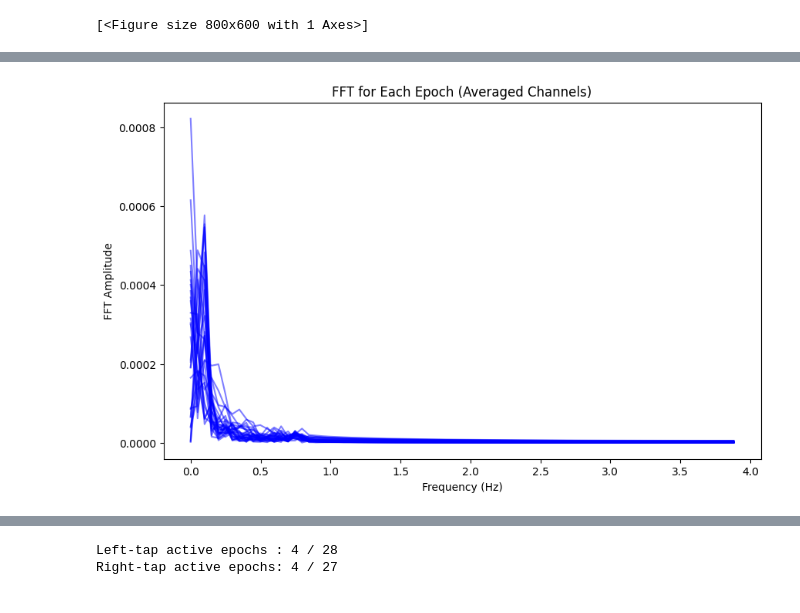
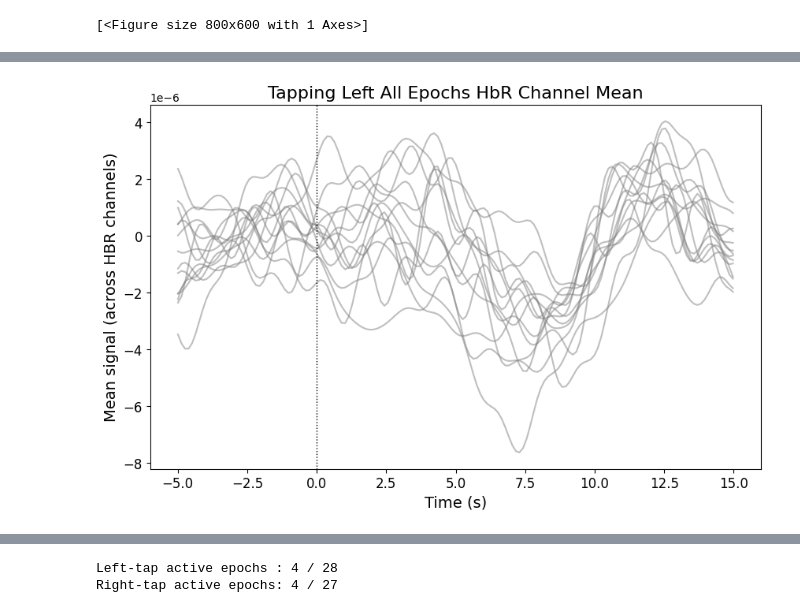
Before and after one commit to DoudouYZ/BCI-fNIRS, a Jupyter notebook: Basic_Classifier/simple_testing.ipynb, the cells around one changed output, grey strips where cells are left out. Saved outputs shown, nothing was run; the diff lists cells and outputs as text; code cells hidden in the pictures.

```diff
--- a/Basic_Classifier/simple_testing.ipynb
+++ b/Basic_Classifier/simple_testing.ipynb
@@ -169,7 +169,7 @@ def perform_control_split_t_tests(subject, time_window):
     print("Control Split (HbR): t = {:.3f}, p = {:.3f}".format(t_stat_hbr, p_val_hbr))
 
 
-subject = 2
+subject = 0
 time_window = (0, 11)
 
 epochs, evoked_dict = load_data(subject=subject, time_window=time_window)
@@ -1252,6 +1252,7 @@ from scipy.stats import ttest_rel
 # Insert the parent folder for custom modules
 sys.path.insert(0, os.path.abspath('..'))
 from Preprocessing.preprocessing_mne import get_raw_subject_data, get_raw_control_subject_data
+import os
 
 os.environ["LOKY_MAX_CPU_COUNT"] = "8"
 
@@ -1411,7 +1412,7 @@ def perform_control_split_t_tests(subject, time_window):
     print("Control Split (HbR): t = {:.3f}, p = {:.3f}".format(t_stat_hbr, p_val_hbr))
 
 
-subject = 4
+subject = 1
 time_window = (0, 11)
 
 epochs, evoked_dict = load_data(subject=subject, time_window=time_window)
@@ -1437,44 +1438,79 @@ mne.viz.plot_compare_evokeds(
 )
 
 
-def plot_all_epochs_mean(epochs_obj, color='gray'):
+def plot_all_epochs_mean(epochs_obj, color='gray', title=None, channel_type='hbo', subject=None):
     """
-    Plot each epoch of an MNE Epochs object.
-    For each epoch, compute the mean across channels at each time point,
-    and plot the resulting time-series.
+    Plot each epoch of an MNE Epochs object using only HbO or HbR data.
+    For each epoch, compute the mean across the selected channels at each time point,
+    and save the resulting time-series plot in the parent's "plots" folder.
 
     Parameters:
         epochs_obj: MNE Epochs object containing trials of a single condition.
         color: color for each epoch line.
+        title: Title of the plot (also used for filename).
+        channel_type: string ('hbo' or 'hbr') specifying which channels to pick.
+        subject: integer subject identifier; if subject==0, file name ends with "s0".
     """
-    data = epochs_obj.get_data()  # shape: (n_epochs, n_channels, n_times)
+    # Get only requested channel data
+    data = epochs_obj.get_data(picks=channel_type)  # shape: (n_epochs, n_channels, n_times)
     times = epochs_obj.times
     plt.figure(figsize=(10, 6))
     for epoch_data in data:
         mean_signal = epoch_data.mean(axis=0)  # average over channels
         plt.plot(times, mean_signal, color=color, alpha=0.5)
-    plt.xlabel("Time (s)")
-    plt.ylabel("Mean signal (across channels)")
-    plt.title("Mean Signal for All Epochs")
+    plt.xlabel("Time (s)", fontsize=14)
+    plt.ylabel(f"Mean signal (across {channel_type.upper()} channels)", fontsize=14)
+    plot_title = title if title else f"Mean {channel_type.upper()} Signal Across Channels for Each Epoch"
+    plt.title(plot_title, fontsize=16)
+    plt.xticks(fontsize=12)
+    plt.yticks(fontsize=12)
+
+    # Add a dotted vertical black line at t=0
+    plt.axvline(x=0, color='black', linestyle=':', linewidth=1)
+
+    # Build the save path in the parent's "plots" folder
+    parent_plots = os.path.join(os.pardir, "plots")
+    if not os.path.exists(parent_plots):
+         os.makedirs(parent_plots)
+    subj_str = "s0" if subject == 0 else f"s{subject}"
+    # Create a filename using the title (with underscores) and the subject string
+    filename = os.path.join(parent_plots, f"{plot_title.replace(' ', '_')}_{subj_str}.png")
+    # plt.savefig(filename)
+    # plt.close()
     plt.show()
 
+# Example usage for a specific condition (e.g., Tapping_Left using HbO and HbR):
+plot_all_epochs_mean(epochs["Tapping_Left"],
+                     title="Tapping Left All Epochs HbO Channel Mean",
+                     channel_type='hbo', subject=subject)
+plot_all_epochs_mean(epochs["Tapping_Right"],
+                     title="Tapping Right All Epochs HbO Channel Mean",
+                     channel_type='hbo', subject=subject)
+plot_all_epochs_mean(epochs["Control"],
+                     title="Control All Epochs HbO Channel Mean",
+                     channel_type='hbo', subject=subject)
 
-# Example usage for a specific condition (e.g., Tapping_Left):
-plot_all_epochs_mean(epochs["Tapping_Left"])
-plot_all_epochs_mean(epochs["Tapping_Right"])
-plot_all_epochs_mean(epochs["Control"])
+plot_all_epochs_mean(epochs["Tapping_Left"],
+                     title="Tapping Left All Epochs HbR Channel Mean",
+                     channel_type='hbr', subject=subject)
+plot_all_epochs_mean(epochs["Tapping_Right"],
+                     title="Tapping Right All Epochs HbR Channel Mean",
+                     channel_type='hbr', subject=subject)
+plot_all_epochs_mean(epochs["Control"],
+                     title="Control All Epochs HbR Channel Mean",
+                     channel_type='hbr', subject=subject)
 
-
-def plot_fft_epochs(epochs_obj, color='gray'):
+def plot_fft_epochs(epochs_obj, color='gray', channel_type='hbo'):
     """
-    For each epoch in the given MNE Epochs object, compute the mean across channels,
+    For each epoch in the given MNE Epochs object, compute the mean across the specified channels,
     perform an FFT on the resulting signal, and plot the FFT amplitude spectrum.
 
     Parameters:
         epochs_obj: MNE Epochs object containing trials of a single condition.
         color: Color for each FFT line.
+        channel_type: string ('hbo' or 'hbr') specifying which channels to pick.
     """
-    data = epochs_obj.get_data()  # shape: (n_epochs, n_channels, n_times)
+    data = epochs_obj.get_data(picks=channel_type)  # shape: (n_epochs, n_channels, n_times)
     sfreq = epochs_obj.info['sfreq']  # sampling frequency
     plt.figure(figsize=(10, 6))
     for epoch_data in data:
@@ -1484,17 +1520,19 @@ def plot_fft_epochs(epochs_obj, color='gray'):
         # Compute FFT (using only the positive frequencies)
         fft_vals = np.abs(np.fft.rfft(avg_signal))
         freqs = np.fft.rfftfreq(N, d=1/sfreq)
-        plt.plot(freqs, fft_vals, color=color, alpha=0.5)
+        plt.plot(freqs, fft_vals, color=color, alpha=0.75)
     plt.xlabel("Frequency (Hz)")
     plt.ylabel("FFT Amplitude")
     plt.title("FFT for Each Epoch (Averaged Channels)")
     plt.show()
 
 # Example usage:
-# Plot FFT for each epoch in the Tapping_Left condition:
-plot_fft_epochs(epochs["Tapping_Left"], color='blue')
+# Plot FFT for each epoch in the Tapping_Left condition using HbO data:
+plot_fft_epochs(epochs["Tapping_Left"], color='blue', channel_type='hbo')
 
-# Similarly, you can plot for Tapping_Right or Control:
-plot_fft_epochs(epochs["Tapping_Right"], color='green')
-plot_fft_epochs(epochs["Control"], color='red')
+# Plot FFT for each epoch in the Tapping_Right condition using HbR data:
+plot_fft_epochs(epochs["Tapping_Right"], color='green', channel_type='hbo')
+
+# Plot FFT for each epoch in the Control condition using HbO data:
+plot_fft_epochs(epochs["Control"], color='red', channel_type='hbo')
 # %% [output]
@@ -1522 +1560 @@ combining channels using "mean"
-[figure, old version]
+[figure, new version]
```
Also changed, not shown: parts of 3 cells of this notebook, 37 other files.
